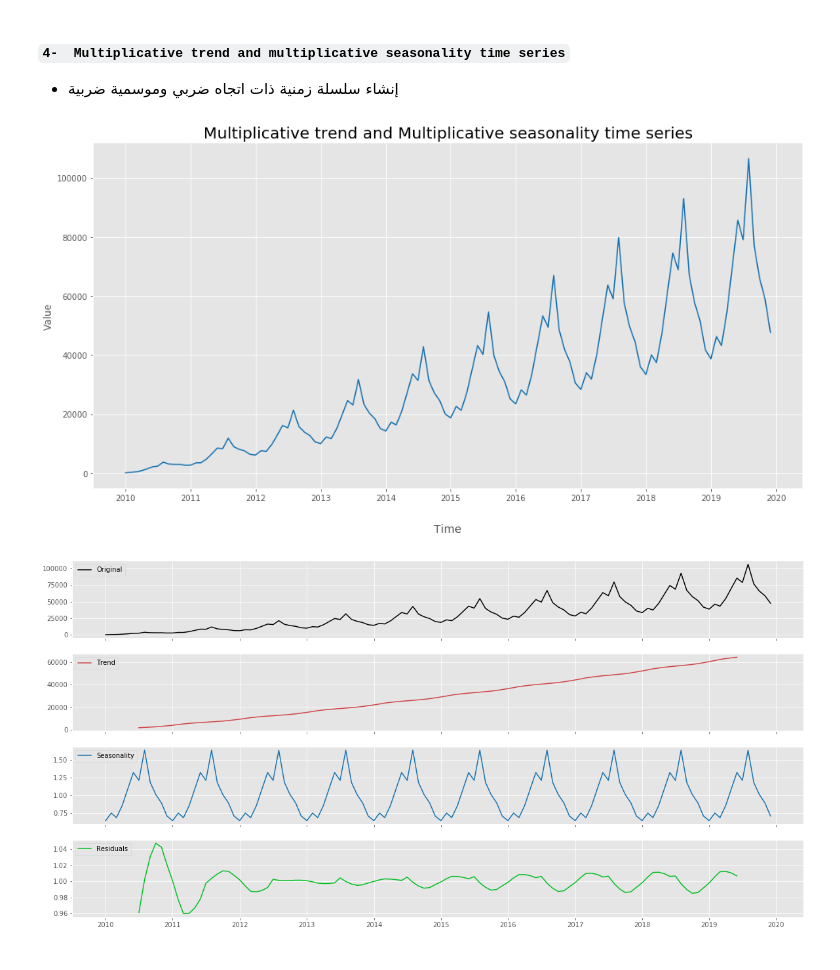
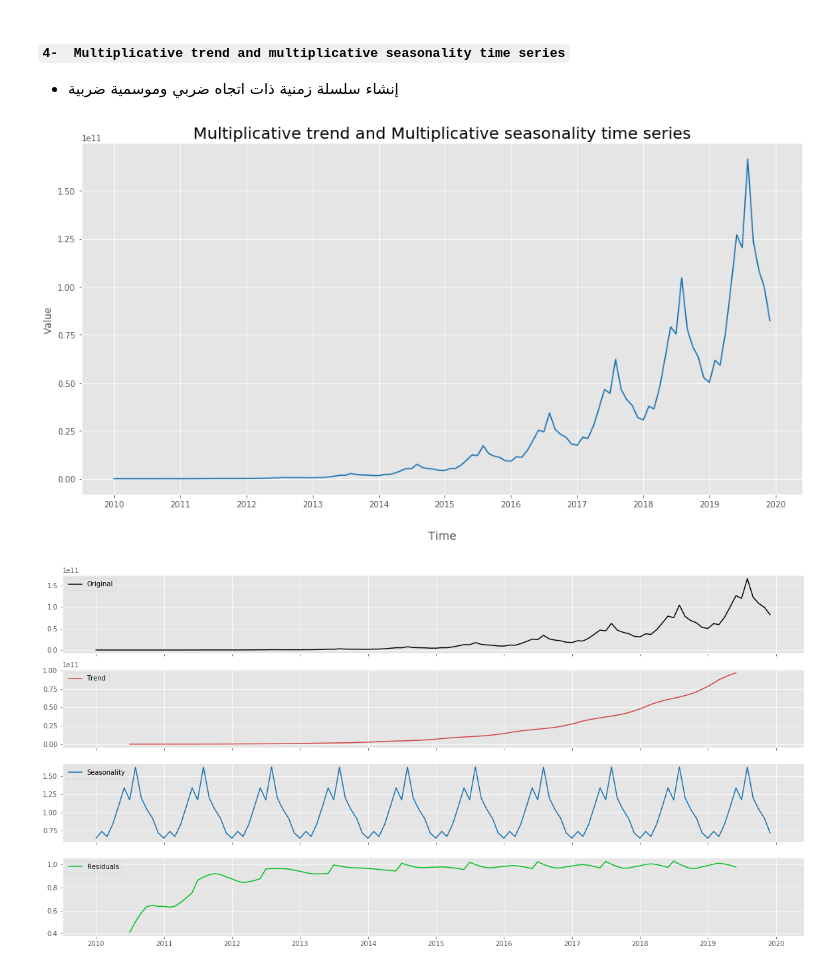
Before and after one commit to AI-MOO/Time_Series_Arabic_Explaination, a Jupyter notebook: 04-time_series_analysis.ipynb, the cells around one changed output. Saved outputs shown, nothing was run; the diff lists cells and outputs as text; code cells hidden in the pictures.

```diff
--- a/04-time_series_analysis.ipynb
+++ b/04-time_series_analysis.ipynb
@@ -208,35 +208,35 @@ axes[3].legend(loc='upper left');
 # %%
 # إنشاء 120 نقطة (تمثل 10 * 12 شهر) أو 10 سنوات
 x_range = np.arange(1, 121)
 
 #  سنقوم برفع كل قيمة في إلى القوى 1.25 لجعل الاتجاه ضربي (نمو أسي غير خطي)
-x_range = np.array([x**1.25 for x in xs])
+x_range = np.array([x**4.25 for x in xs])
 
 #  حدود تستخدم لإضافة تأثير الموسميةالضربية
 seasonal_multipliers = [110, 130, 120, 150, 190, 230, 210, 280, 200, 170, 150, 120]
 
 time_series = []
 # تقسيم الـ 120 نقطة إلى 10 مجموعات كل مجموعة تشكل سنة
 for chunk in np.split(x_range, 10):
     for i, val in enumerate(chunk):
         # ضرب قيم الاتجاه في قيم الموسمية
         time_series.append(val * seasonal_multipliers[i])
 
 # الرسم البياني للسلسلة الزمنية
 df_mm = pd.DataFrame(
     data={'y': time_series},
     index=pd.date_range(start='2010-01-01', freq='MS', periods=120)
 )
 
 # الرسم البياني للسلسلة الزمنية
 fig, ax = plt.subplots(figsize=(16,8))
 plt.title('Multiplicative trend and Multiplicative seasonality time series', size=20)
 ax.set_xlabel("Time", size=14)
 ax.xaxis.set_label_coords(0.5, -.1)
 ax.set_ylabel("Value")
 ax.plot(df_mm, c='#1772B1');
 # %% [output]
-[figure, old version]
+[figure, new version]
 # %%
 from statsmodels.tsa.seasonal import seasonal_decompose
 
@@ -263,4 +263,4 @@ axes[2].legend(loc='upper left');
 axes[3].plot(estimated_residual, label='Residuals', c='#01BF21')
 axes[3].legend(loc='upper left');
 # %% [output]
-[figure, old version]
+[figure, new version]
```
